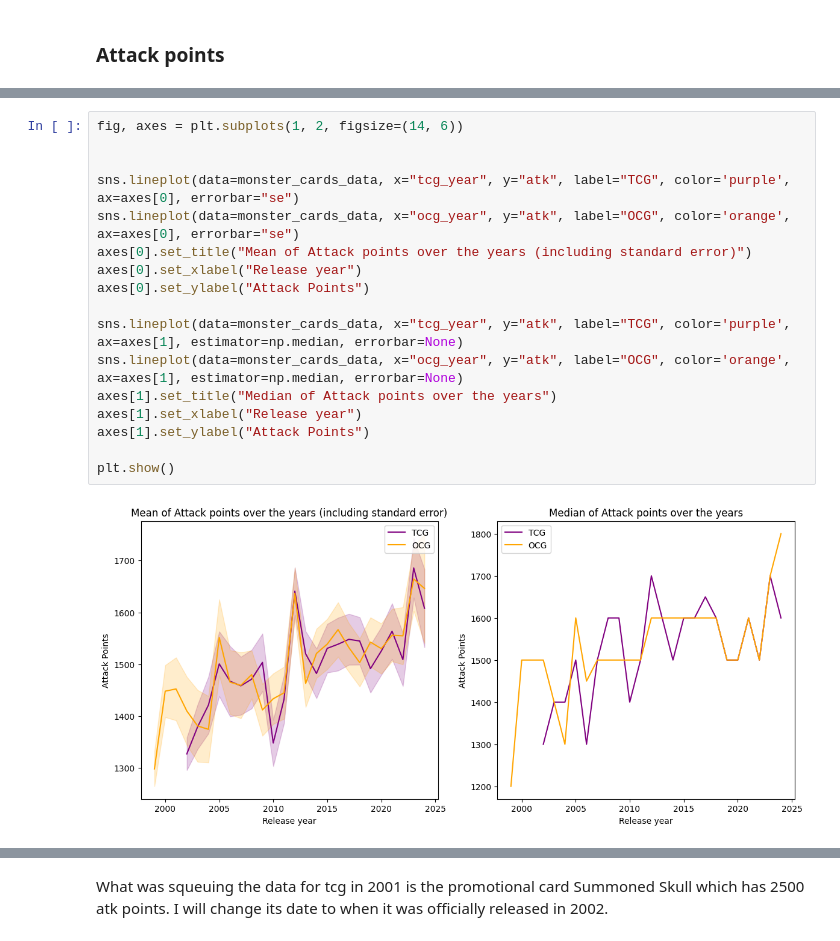
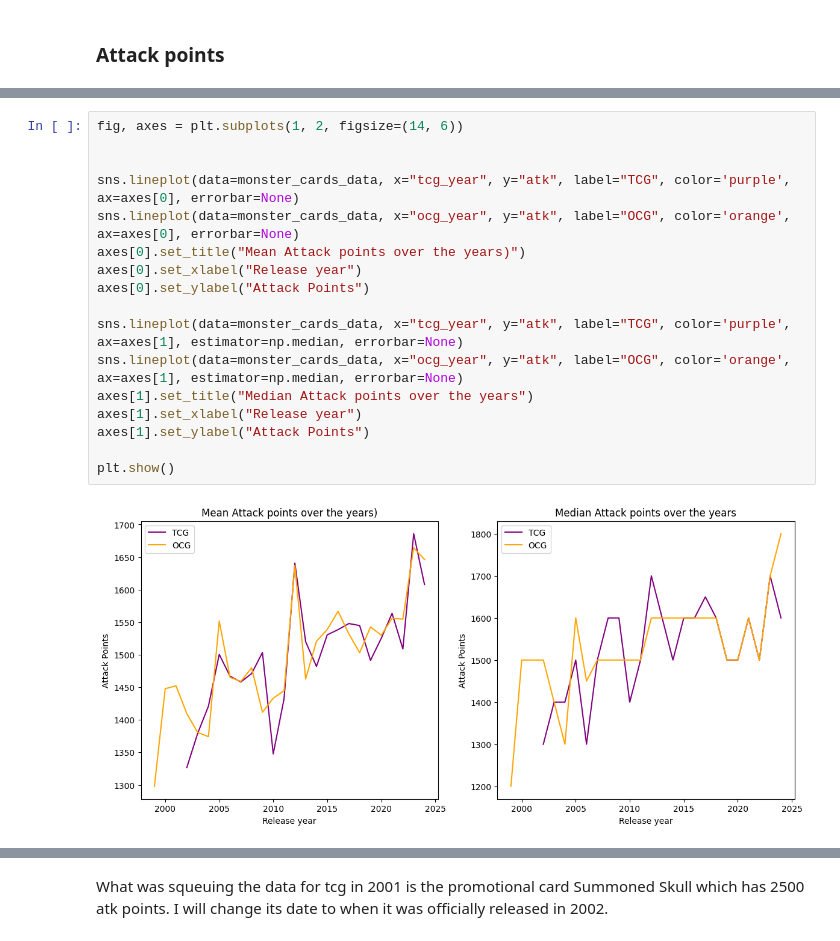
Before and after one commit to HanaeBonnafoux/yugioh, a Jupyter notebook: yu-gi-oh-s-evolution-through-the-cards.ipynb, the cells around one changed output, grey strips where cells are left out. Cells and saved outputs as stored; diff of their text form.

Commit message:
Kaggle Notebook | Yu-Gi-Oh! cards over time EDA | Version 34

```diff
--- a/yu-gi-oh-s-evolution-through-the-cards.ipynb
+++ b/yu-gi-oh-s-evolution-through-the-cards.ipynb
@@ -387,19 +359,19 @@ median_atk_ocg = cards_data[cards_data["primary_type"]=="Monster Card"].groupby(
 # %%
 fig, axes = plt.subplots(1, 2, figsize=(14, 6))
 
 
-sns.lineplot(data=monster_cards_data, x="tcg_year", y="atk", label="TCG", color='purple', ax=axes[0], errorbar="se")
-sns.lineplot(data=monster_cards_data, x="ocg_year", y="atk", label="OCG", color='orange', ax=axes[0], errorbar="se")
-axes[0].set_title("Mean of Attack points over the years (including standard error)")
+sns.lineplot(data=monster_cards_data, x="tcg_year", y="atk", label="TCG", color='purple', ax=axes[0], errorbar=None)
+sns.lineplot(data=monster_cards_data, x="ocg_year", y="atk", label="OCG", color='orange', ax=axes[0], errorbar=None)
+axes[0].set_title("Mean Attack points over the years)")
 axes[0].set_xlabel("Release year")
 axes[0].set_ylabel("Attack Points")
 
 sns.lineplot(data=monster_cards_data, x="tcg_year", y="atk", label="TCG", color='purple', ax=axes[1], estimator=np.median, errorbar=None)
 sns.lineplot(data=monster_cards_data, x="ocg_year", y="atk", label="OCG", color='orange', ax=axes[1], estimator=np.median, errorbar=None)
-axes[1].set_title("Median of Attack points over the years")
+axes[1].set_title("Median Attack points over the years")
 axes[1].set_xlabel("Release year")
 axes[1].set_ylabel("Attack Points")
 
 plt.show()
 # %% [output]
-[figure, old version]
+[figure, new version]
```
Also changed, not shown: parts of 20 cells of this notebook.
